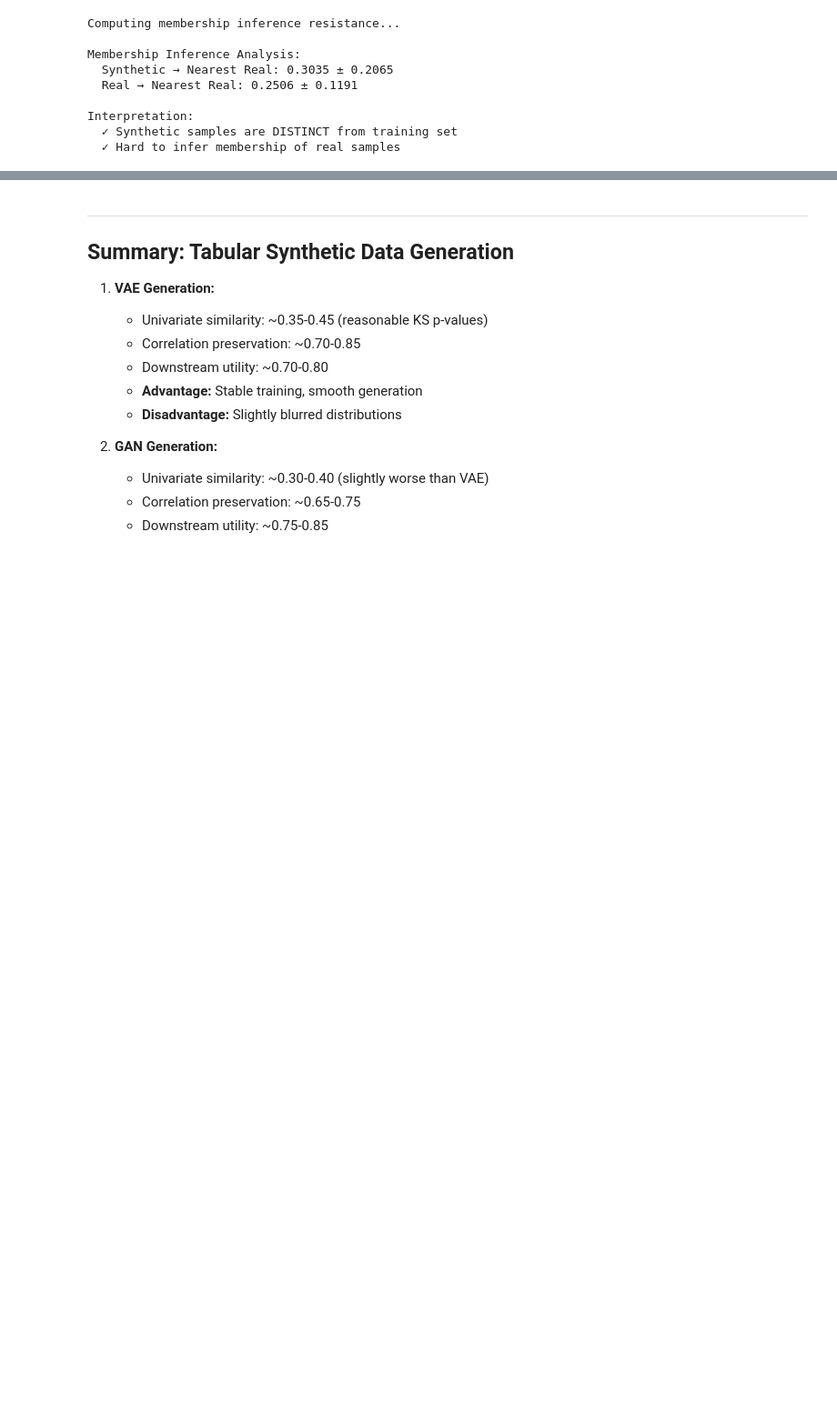
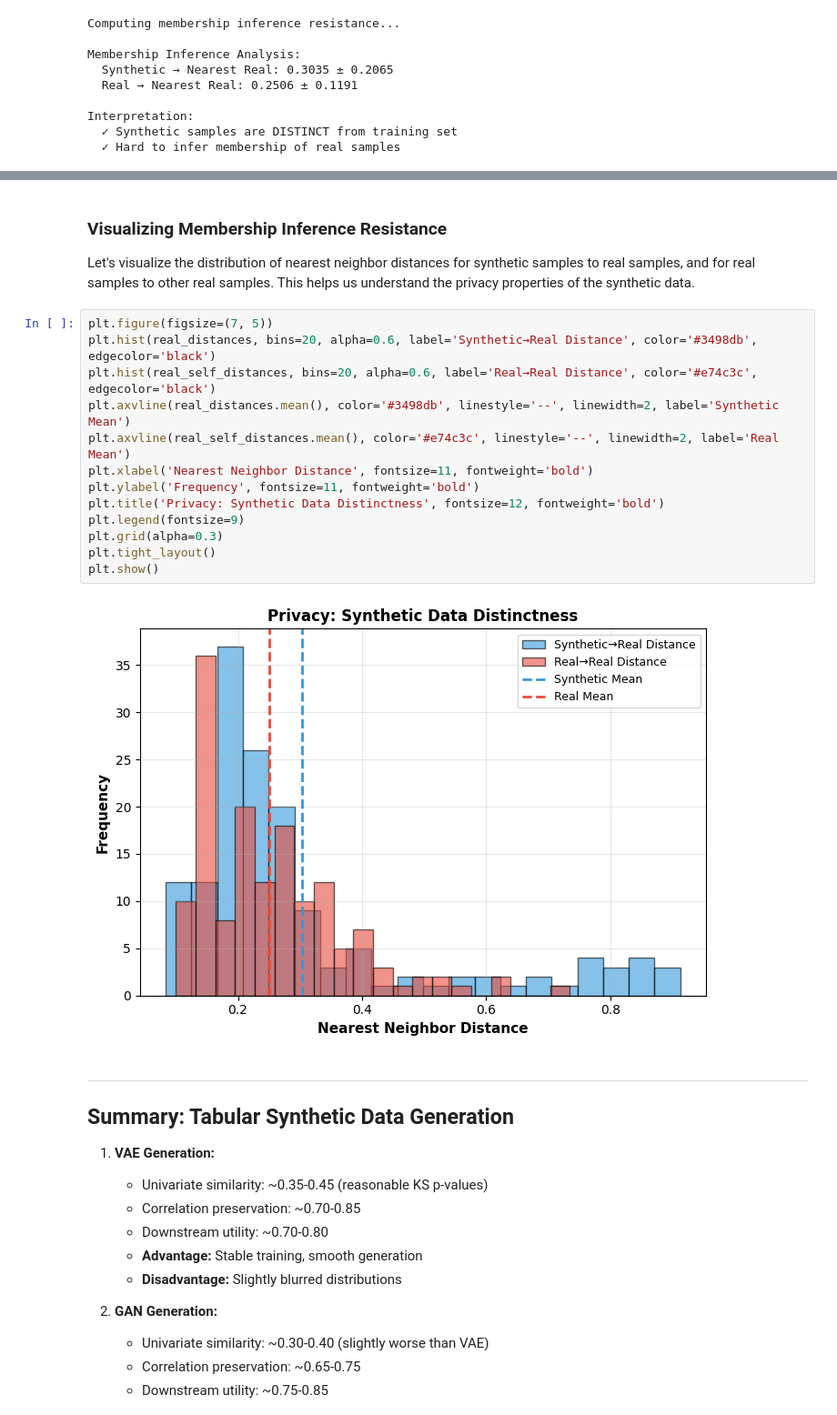
Before and after one commit to ELTE-DSED/Intro-Data-Security, a Jupyter notebook: module_07_synthetic_data_generation/Lab_7a_Tabular_Synthetic_Data_Generation.ipynb, the cells around one changed output, grey strips where cells are left out. Shown at 91% size. Saved outputs shown, nothing was run; the diff lists cells and outputs as text; blank space fills up the shorter version.

```diff
--- a/module_07_synthetic_data_generation/Lab_7a_Tabular_Synthetic_Data_Generation.ipynb
+++ b/module_07_synthetic_data_generation/Lab_7a_Tabular_Synthetic_Data_Generation.ipynb
@@ -566,3 +559,22 @@ plt.show()
+# %% [markdown]
+### Visualizing Membership Inference Resistance
+
+Let's visualize the distribution of nearest neighbor distances for synthetic samples to real samples, and for real samples to other real samples. This helps us understand the privacy properties of the synthetic data.
+# %%
+plt.figure(figsize=(7, 5))
+plt.hist(real_distances, bins=20, alpha=0.6, label='Synthetic→Real Distance', color='#3498db', edgecolor='black')
+plt.hist(real_self_distances, bins=20, alpha=0.6, label='Real→Real Distance', color='#e74c3c', edgecolor='black')
+plt.axvline(real_distances.mean(), color='#3498db', linestyle='--', linewidth=2, label='Synthetic Mean')
+plt.axvline(real_self_distances.mean(), color='#e74c3c', linestyle='--', linewidth=2, label='Real Mean')
+plt.xlabel('Nearest Neighbor Distance', fontsize=11, fontweight='bold')
+plt.ylabel('Frequency', fontsize=11, fontweight='bold')
+plt.title('Privacy: Synthetic Data Distinctness', fontsize=12, fontweight='bold')
+plt.legend(fontsize=9)
+plt.grid(alpha=0.3)
+plt.tight_layout()
+plt.show()
+# %% [output]
+[figure, added]
 # %% [markdown]
 ---
 
```
Also changed, not shown: parts of 8 cells of this notebook.
